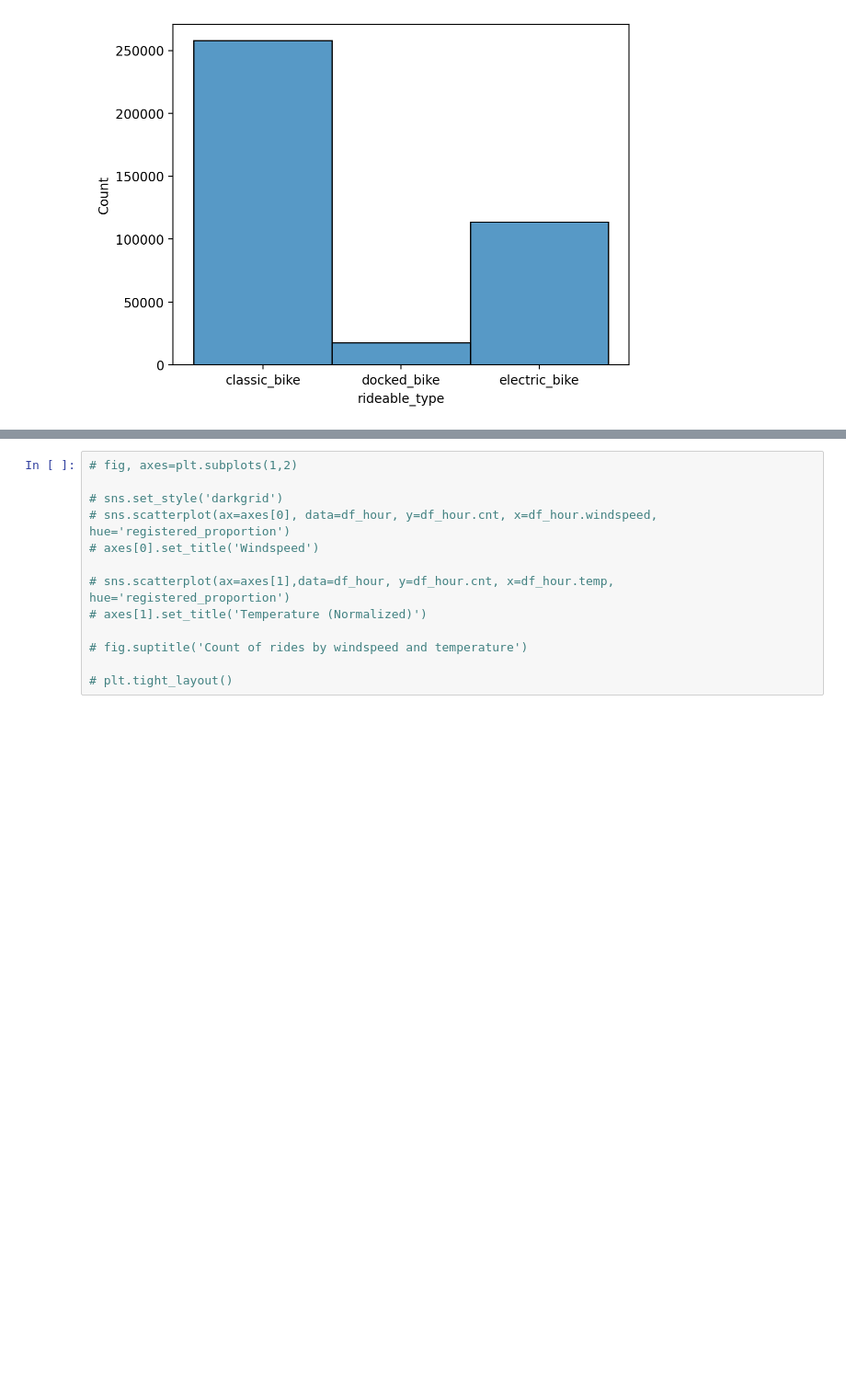
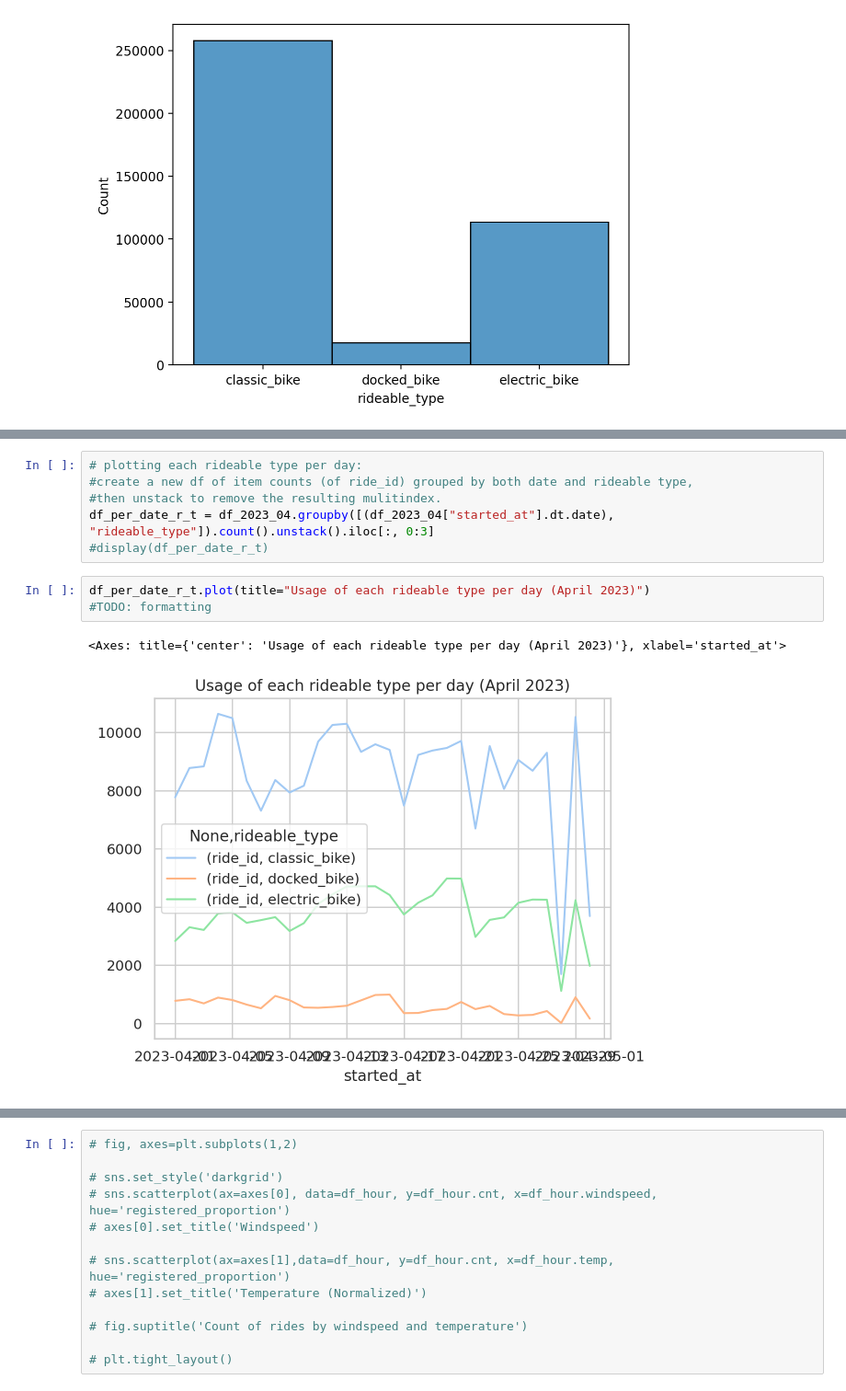
Before and after one commit to sian0x0/CA-data-science, a Jupyter notebook: 1-3/Capital Bike Share - Trip History EDA.ipynb, the cells around one changed output, grey strips where cells are left out. Shown at 92% size. Drawn from its saved outputs; the diff is of its cells as text; blank space fills up the shorter version.

```diff
--- a/1-3/Capital Bike Share - Trip History EDA.ipynb
+++ b/1-3/Capital Bike Share - Trip History EDA.ipynb
@@ -280,0 +273,12 @@ sns.displot(data=df_2023_04.started_at.dt.hour)
+# %%
+# plotting each rideable type per day:
+#create a new df of item counts (of ride_id) grouped by both date and rideable type,
+#then unstack to remove the resulting mulitindex.
+df_per_date_r_t = df_2023_04.groupby([(df_2023_04["started_at"].dt.date), "rideable_type"]).count().unstack().iloc[:, 0:3]
+#display(df_per_date_r_t)
+# %%
+df_per_date_r_t.plot(title="Usage of each rideable type per day (April 2023)")
+#TODO: formatting
+# %% [output]
+<Axes: title={'center': 'Usage of each rideable type per day (April 2023)'}, xlabel='started_at'>
+[figure, added]
```
Also changed, not shown: parts of 31 cells of this notebook, 1 other file.
